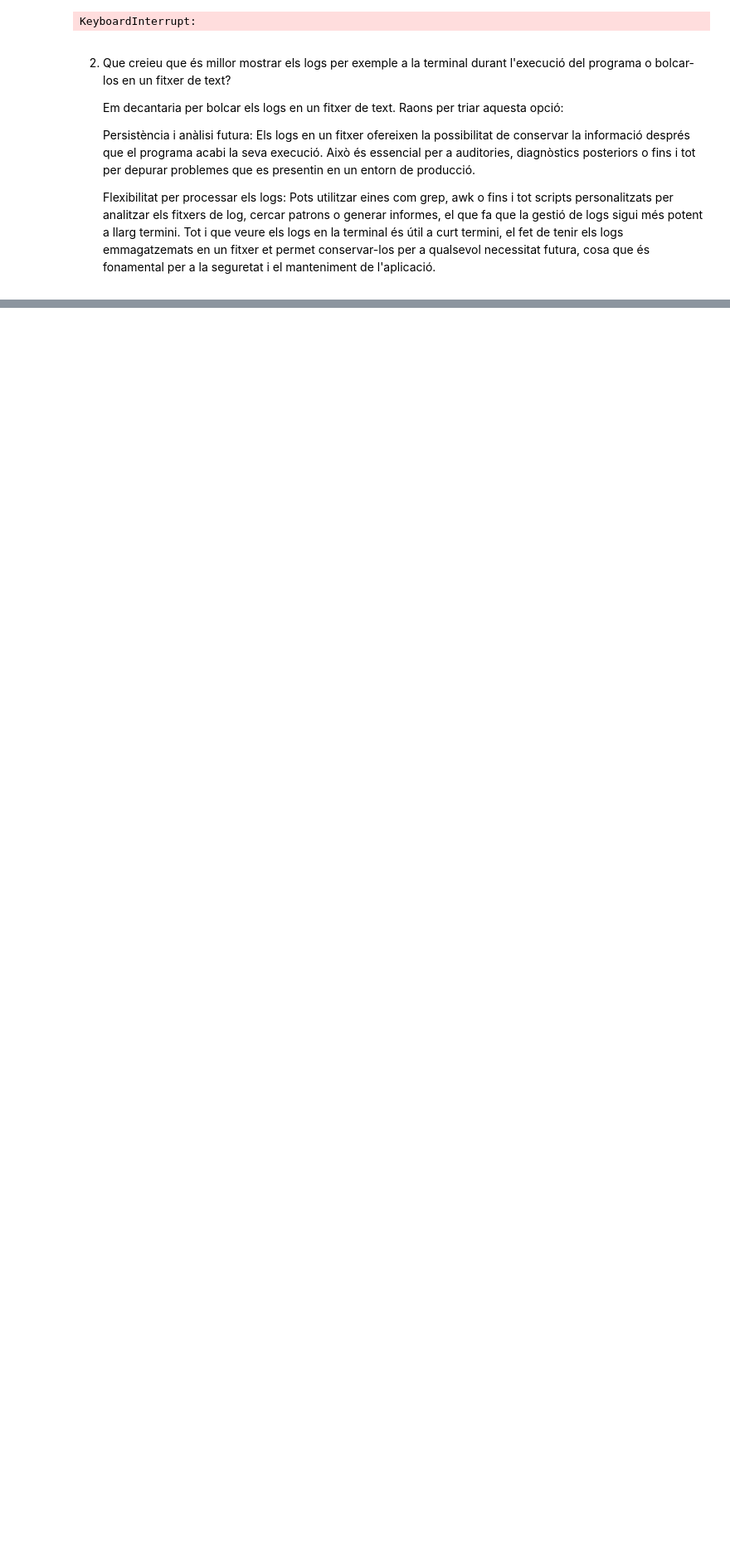
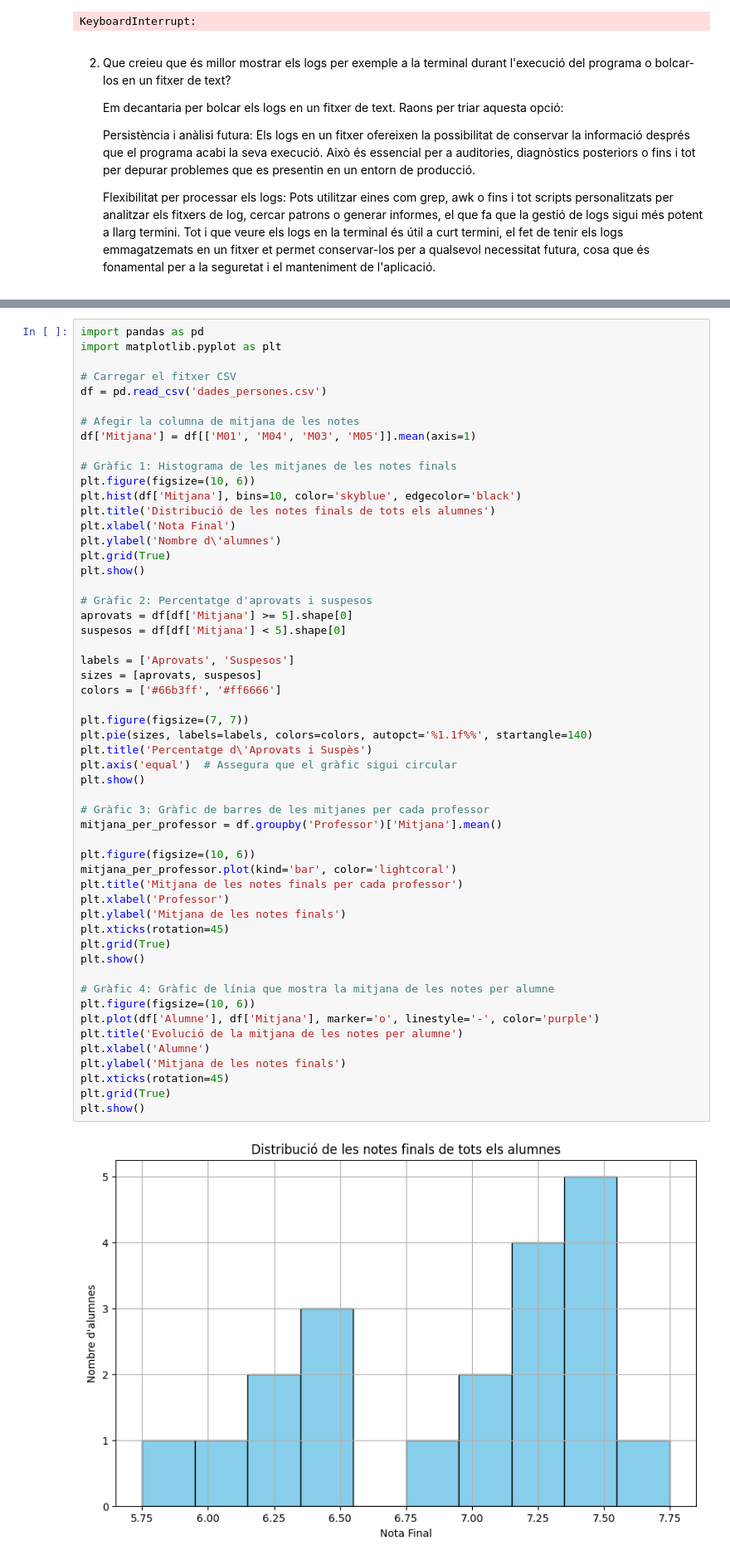
Before and after one commit to Bemen3M07/jupiter-logs-pandas-xahimo24, a Jupyter notebook: P4_part2.ipynb, the cells around one changed output, grey strips where cells are left out. Shown: that part at 83% size. Drawn from its saved outputs; the diff is of its cells as text; blank space fills up the shorter version.

```diff
--- a/P4_part2.ipynb
+++ b/P4_part2.ipynb
@@ -90,0 +419,56 @@ KeyboardInterrupt:
+# %%
+import pandas as pd
+import matplotlib.pyplot as plt
+
+# Carregar el fitxer CSV
+df = pd.read_csv('dades_persones.csv')
+
+# Afegir la columna de mitjana de les notes
+df['Mitjana'] = df[['M01', 'M04', 'M03', 'M05']].mean(axis=1)
+
+# Gràfic 1: Histograma de les mitjanes de les notes finals
+plt.figure(figsize=(10, 6))
+plt.hist(df['Mitjana'], bins=10, color='skyblue', edgecolor='black')
+plt.title('Distribució de les notes finals de tots els alumnes')
+plt.xlabel('Nota Final')
+plt.ylabel('Nombre d\'alumnes')
+plt.grid(True)
+plt.show()
+
+# Gràfic 2: Percentatge d'aprovats i suspesos
+aprovats = df[df['Mitjana'] >= 5].shape[0]
+suspesos = df[df['Mitjana'] < 5].shape[0]
+
+labels = ['Aprovats', 'Suspesos']
+sizes = [aprovats, suspesos]
+colors = ['#66b3ff', '#ff6666']
+
+plt.figure(figsize=(7, 7))
+plt.pie(sizes, labels=labels, colors=colors, autopct='%1.1f%%', startangle=140)
+plt.title('Percentatge d\'Aprovats i Suspès')
+plt.axis('equal')  # Assegura que el gràfic sigui circular
+plt.show()
+
+# Gràfic 3: Gràfic de barres de les mitjanes per cada professor
+mitjana_per_professor = df.groupby('Professor')['Mitjana'].mean()
+
+plt.figure(figsize=(10, 6))
+mitjana_per_professor.plot(kind='bar', color='lightcoral')
+plt.title('Mitjana de les notes finals per cada professor')
+plt.xlabel('Professor')
+plt.ylabel('Mitjana de les notes finals')
+plt.xticks(rotation=45)
+plt.grid(True)
+plt.show()
+
+# Gràfic 4: Gràfic de línia que mostra la mitjana de les notes per alumne
+plt.figure(figsize=(10, 6))
+plt.plot(df['Alumne'], df['Mitjana'], marker='o', linestyle='-', color='purple')
+plt.title('Evolució de la mitjana de les notes per alumne')
+plt.xlabel('Alumne')
+plt.ylabel('Mitjana de les notes finals')
+plt.xticks(rotation=45)
+plt.grid(True)
+plt.show()
+# %% [output]
+[figure, added]
```
Also changed, not shown: parts of 23 cells of this notebook, 5 other files.
